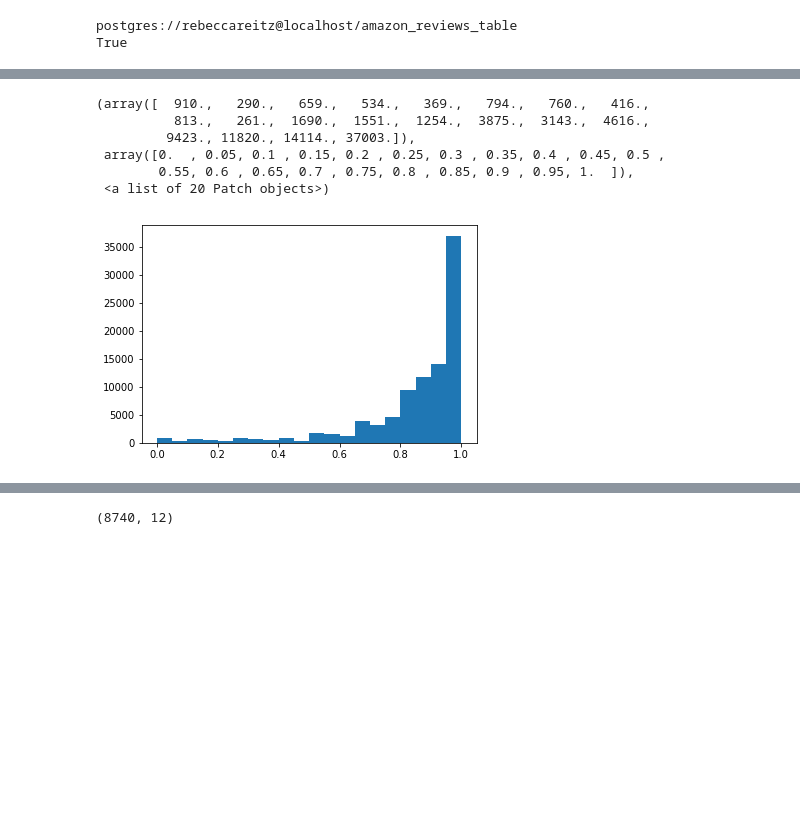
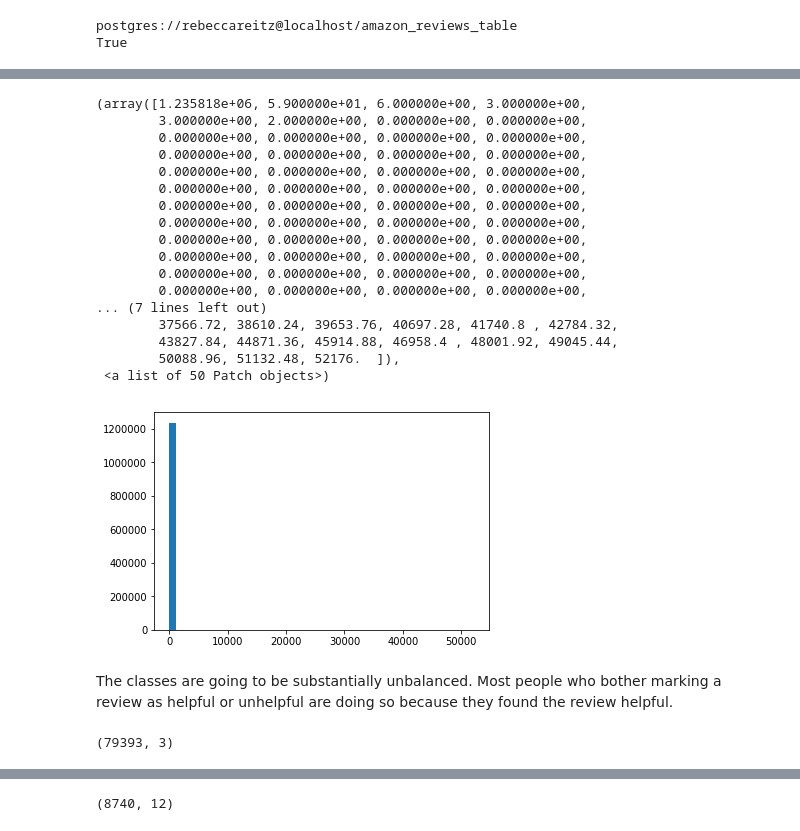
Before and after one commit to rbreitz/trustexpress, a Jupyter notebook: Amazon Helpfulness predictor.ipynb, the cells around one changed output, grey strips where cells are left out. Cells and saved outputs as stored; diff of their text form; code cells hidden in the pictures; blank space fills up the shorter version.

```diff
--- a/Amazon Helpfulness predictor.ipynb
+++ b/Amazon Helpfulness predictor.ipynb
@@ -99,5 +123,5 @@ Pre-process the reviews
 # %%
-df_voted_all = pd.read_csv('Amazon_Reviews/amazon_reviews_clothes_cells_home_office_pets.csv',index_col=0, low_memory=False)
+df_voted_all = pd.read_csv('Amazon_Reviews/amazon_reviews_text_helping_votes.csv',index_col=0, low_memory=False)
 # %%
 df_voted_all['helpful_frac'] = df_voted_all['helping']/df_voted_all['votes']
 # %%
@@ -112,13 +136,26 @@ df_voted_all.head()
 # %%
 %matplotlib inline
 
-plt.hist(df_voted_all['helpful_frac'],bins=20)
+plt.hist(df_voted_all['helping'],bins=50)
 # %% [output]
-(array([  910.,   290.,   659.,   534.,   369.,   794.,   760.,   416.,
-          813.,   261.,  1690.,  1551.,  1254.,  3875.,  3143.,  4616.,
-         9423., 11820., 14114., 37003.]),
- array([0.  , 0.05, 0.1 , 0.15, 0.2 , 0.25, 0.3 , 0.35, 0.4 , 0.45, 0.5 ,
-        0.55, 0.6 , 0.65, 0.7 , 0.75, 0.8 , 0.85, 0.9 , 0.95, 1.  ]),
- <a list of 20 Patch objects>)
+(array([1.235818e+06, 5.900000e+01, 6.000000e+00, 3.000000e+00,
+        3.000000e+00, 2.000000e+00, 0.000000e+00, 0.000000e+00,
+        0.000000e+00, 0.000000e+00, 0.000000e+00, 0.000000e+00,
+        0.000000e+00, 0.000000e+00, 0.000000e+00, 0.000000e+00,
+        0.000000e+00, 0.000000e+00, 0.000000e+00, 0.000000e+00,
+        0.000000e+00, 0.000000e+00, 0.000000e+00, 0.000000e+00,
+        0.000000e+00, 0.000000e+00, 0.000000e+00, 0.000000e+00,
+        0.000000e+00, 0.000000e+00, 0.000000e+00, 0.000000e+00,
+        0.000000e+00, 0.000000e+00, 0.000000e+00, 0.000000e+00,
+        0.000000e+00, 0.000000e+00, 0.000000e+00, 0.000000e+00,
+        0.000000e+00, 0.000000e+00, 0.000000e+00, 0.000000e+00,
+        0.000000e+00, 0.000000e+00, 0.000000e+00, 0.000000e+00,
+... (7 lines left out)
+        37566.72, 38610.24, 39653.76, 40697.28, 41740.8 , 42784.32,
+        43827.84, 44871.36, 45914.88, 46958.4 , 48001.92, 49045.44,
+        50088.96, 51132.48, 52176.  ]),
+ <a list of 50 Patch objects>)
-[figure, old version]
+[figure, new version]
+# %% [markdown]
+The classes are going to be substantially unbalanced. Most people who bother marking a review as helpful or unhelpful are doing so because they found the review helpful.
 # %%
@@ -126,5 +163,8 @@ df_unhelp = df_voted_all.loc[df_voted_all['helpful_frac']<.6]
 # %%
-df_help = df_voted_all.loc[df_voted_all['helpful_frac']>.8]
+df_help = df_voted_all.loc[df_voted_all['helping']>5]
+df_help.shape
+# %% [output]
+(79393, 3)
 # %%
 df_unhelp.shape
 # %% [output]
```
Also changed, not shown: parts of 72 cells of this notebook, 9 other files.
